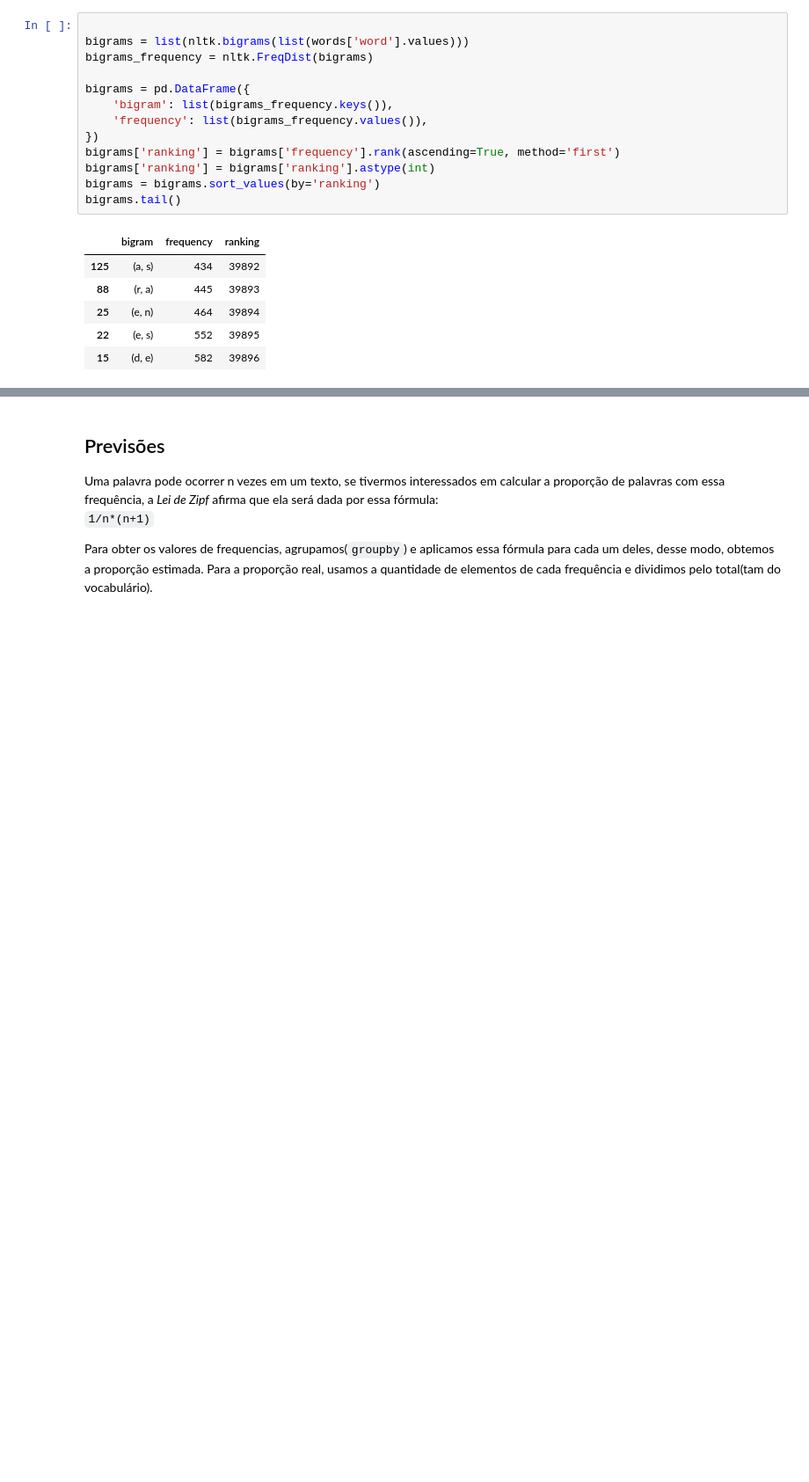
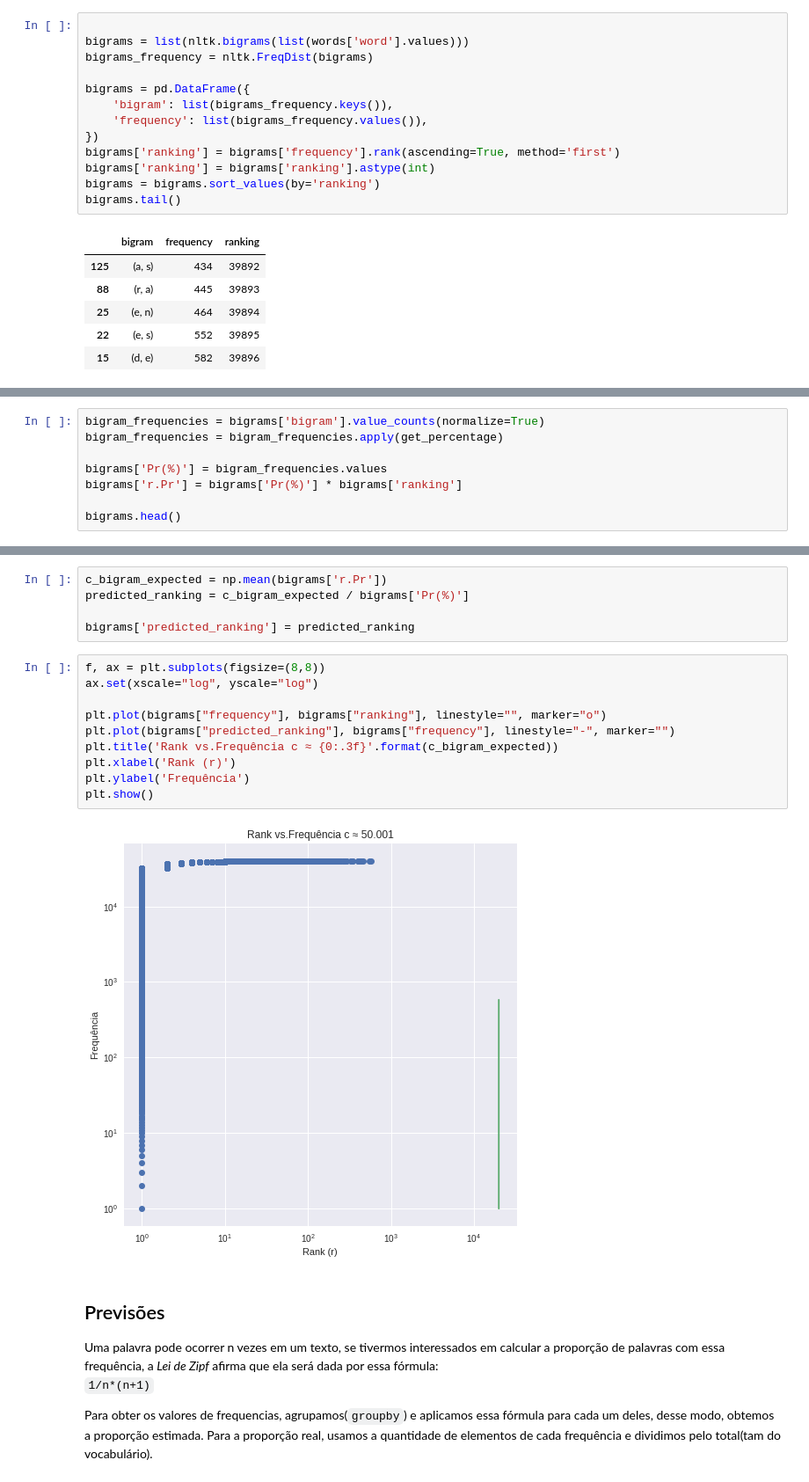
Before and after one commit to fanny/information-retrieval, a Jupyter notebook: lab2/text_processing.ipynb, the cells around one changed output, grey strips where cells are left out. Shown at 88% size. Cells and saved outputs as stored; diff of their text form; blank space fills up the shorter version.

```diff
--- a/lab2/text_processing.ipynb
+++ b/lab2/text_processing.ipynb
@@ -224,0 +227,8 @@ sns.regplot(x="frequency", y="ranking", data=bigrams,ax=ax, scatter_kws={"s": 10
+# %%
+bigram_frequencies = bigrams['bigram'].value_counts(normalize=True)
+bigram_frequencies = bigram_frequencies.apply(get_percentage)
+
+bigrams['Pr(%)'] = bigram_frequencies.values
+bigrams['r.Pr'] = bigrams['Pr(%)'] * bigrams['ranking']
+
+bigrams.head()
@@ -225,3 +242,20 @@ sns.regplot(x="frequency", y="ranking", data=bigrams,ax=ax, scatter_kws={"s": 10
+# %%
+c_bigram_expected = np.mean(bigrams['r.Pr'])
+predicted_ranking = c_bigram_expected / bigrams['Pr(%)']
+
+bigrams['predicted_ranking'] = predicted_ranking
+# %%
+f, ax = plt.subplots(figsize=(8,8))
+ax.set(xscale="log", yscale="log")
+
+plt.plot(bigrams["frequency"], bigrams["ranking"], linestyle="", marker="o")
+plt.plot(bigrams["predicted_ranking"], bigrams["frequency"], linestyle="-", marker="")
+plt.title('Rank vs.Frequência c ≈ {0:.3f}'.format(c_bigram_expected))
+plt.xlabel('Rank (r)')
+plt.ylabel('Frequência')
+plt.show()
+# %% [output]
+[figure, added]
 # %% [markdown]
 ## Previsões
 
```
Also changed, not shown: parts of 8 cells of this notebook.
